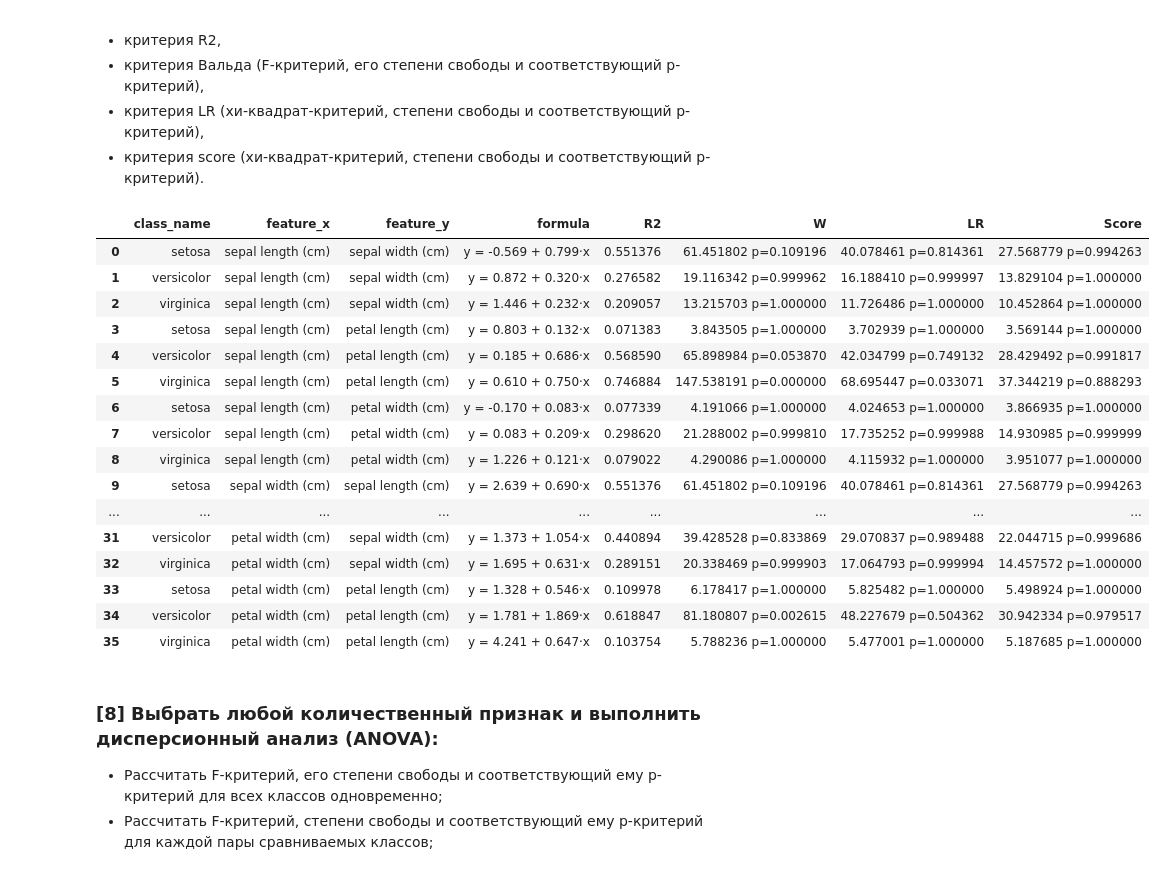
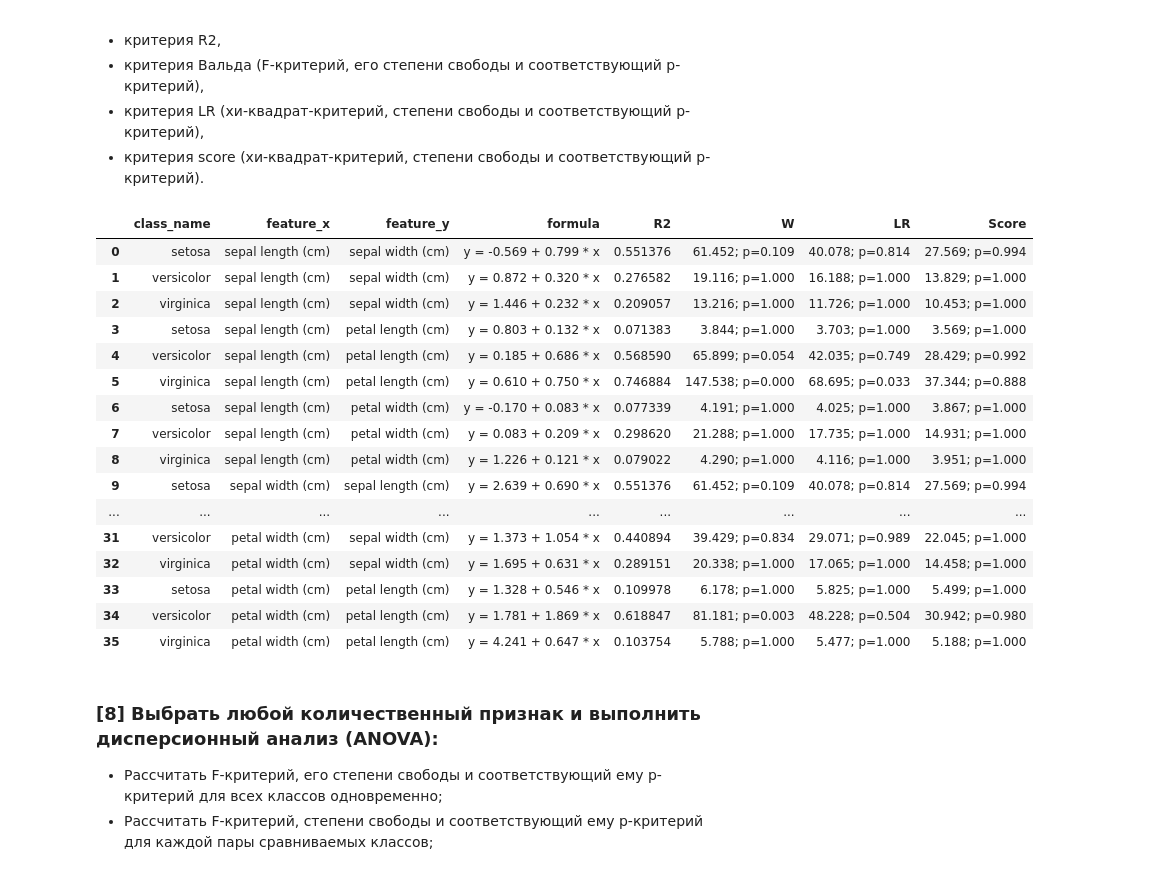
Before and after one commit to buklinfur/SDT-in-practice, a Jupyter notebook: lab1/linreg_anova_iris.ipynb, the cells around one changed output. Cells and saved outputs as stored; diff of their text form; code cells hidden in the pictures.

```diff
--- a/lab1/linreg_anova_iris.ipynb
+++ b/lab1/linreg_anova_iris.ipynb
@@ -346,7 +346,7 @@ def regression_diagnostics(x, y, linreg):
     p_val_score = stats.chi2.sf(score, n - 1)
 
     return {
-        "formula": f"y = {linreg.intercept_[0]:.3f} + {linreg.coef_[0][0]:.3f}·x",
+        "formula": f"y = {linreg.intercept_[0]:.3f} + {linreg.coef_[0][0]:.3f} * x",
         "R2": r2,
         "W": (W, p_val_W),
         "LR": (LR, p_val_LR),
@@ -355,48 +355,48 @@ def regression_diagnostics(x, y, linreg):
 # %%
 results_compact = []
 
 for i, feature_name in enumerate(iris.feature_names):
     for j, next_feature_name in enumerate(iris.feature_names):
         if i != j:
             for class_name in iris.target_names:
                 objs_sorted_by_feature = objects_by_class[class_name].sort_values(feature_name)
                 x = objs_sorted_by_feature[feature_name].to_numpy().reshape((-1, 1))
                 y = objs_sorted_by_feature[next_feature_name].to_numpy().reshape((-1, 1))
 
                 linreg = LinearRegression().fit(x, y)
                 diag = regression_diagnostics(x, y, linreg)
 
                 results_compact.append({
                     "class_name": class_name,
                     "feature_x": feature_name,
                     "feature_y": next_feature_name,
                     "formula": diag["formula"],
                     "R2": diag["R2"],
-                    "W": f'{diag["W"][0]:3f} p={diag["W"][1]:3f}',
-                    "LR": f'{diag["LR"][0]:3f} p={diag["LR"][1]:3f}',
-                    "Score": f'{diag["Score"][0]:3f} p={diag["Score"][1]:3f}'
+                    "W": f'{diag["W"][0]:.3f}; p={diag["W"][1]:.3f}',
+                    "LR": f'{diag["LR"][0]:.3f};  p={diag["LR"][1]:.3f}',
+                    "Score": f'{diag["Score"][0]:.3f}; p={diag["Score"][1]:.3f}'
                 })
 
 df_results = pd.DataFrame(results_compact)
 display(df_results)
 # %% [output]
 |  | class_name | feature_x | feature_y | formula | R2 | W | LR | Score |
-| 0 | setosa | sepal length (cm) | sepal width (cm) | y = -0.569 + 0.799·x | 0.551376 | 61.451802 p=0.109196 | 40.078461 p=0.814361 | 27.568779 p=0.994263 |
-| 1 | versicolor | sepal length (cm) | sepal width (cm) | y = 0.872 + 0.320·x | 0.276582 | 19.116342 p=0.999962 | 16.188410 p=0.999997 | 13.829104 p=1.000000 |
-| 2 | virginica | sepal length (cm) | sepal width (cm) | y = 1.446 + 0.232·x | 0.209057 | 13.215703 p=1.000000 | 11.726486 p=1.000000 | 10.452864 p=1.000000 |
-| 3 | setosa | sepal length (cm) | petal length (cm) | y = 0.803 + 0.132·x | 0.071383 | 3.843505 p=1.000000 | 3.702939 p=1.000000 | 3.569144 p=1.000000 |
-| 4 | versicolor | sepal length (cm) | petal length (cm) | y = 0.185 + 0.686·x | 0.568590 | 65.898984 p=0.053870 | 42.034799 p=0.749132 | 28.429492 p=0.991817 |
-| 5 | virginica | sepal length (cm) | petal length (cm) | y = 0.610 + 0.750·x | 0.746884 | 147.538191 p=0.000000 | 68.695447 p=0.033071 | 37.344219 p=0.888293 |
-| 6 | setosa | sepal length (cm) | petal width (cm) | y = -0.170 + 0.083·x | 0.077339 | 4.191066 p=1.000000 | 4.024653 p=1.000000 | 3.866935 p=1.000000 |
-| 7 | versicolor | sepal length (cm) | petal width (cm) | y = 0.083 + 0.209·x | 0.298620 | 21.288002 p=0.999810 | 17.735252 p=0.999988 | 14.930985 p=0.999999 |
-| 8 | virginica | sepal length (cm) | petal width (cm) | y = 1.226 + 0.121·x | 0.079022 | 4.290086 p=1.000000 | 4.115932 p=1.000000 | 3.951077 p=1.000000 |
-| 9 | setosa | sepal width (cm) | sepal length (cm) | y = 2.639 + 0.690·x | 0.551376 | 61.451802 p=0.109196 | 40.078461 p=0.814361 | 27.568779 p=0.994263 |
+| 0 | setosa | sepal length (cm) | sepal width (cm) | y = -0.569 + 0.799 * x | 0.551376 | 61.452; p=0.109 | 40.078; p=0.814 | 27.569; p=0.994 |
+| 1 | versicolor | sepal length (cm) | sepal width (cm) | y = 0.872 + 0.320 * x | 0.276582 | 19.116; p=1.000 | 16.188; p=1.000 | 13.829; p=1.000 |
+| 2 | virginica | sepal length (cm) | sepal width (cm) | y = 1.446 + 0.232 * x | 0.209057 | 13.216; p=1.000 | 11.726; p=1.000 | 10.453; p=1.000 |
+| 3 | setosa | sepal length (cm) | petal length (cm) | y = 0.803 + 0.132 * x | 0.071383 | 3.844; p=1.000 | 3.703; p=1.000 | 3.569; p=1.000 |
+| 4 | versicolor | sepal length (cm) | petal length (cm) | y = 0.185 + 0.686 * x | 0.568590 | 65.899; p=0.054 | 42.035; p=0.749 | 28.429; p=0.992 |
+| 5 | virginica | sepal length (cm) | petal length (cm) | y = 0.610 + 0.750 * x | 0.746884 | 147.538; p=0.000 | 68.695; p=0.033 | 37.344; p=0.888 |
+| 6 | setosa | sepal length (cm) | petal width (cm) | y = -0.170 + 0.083 * x | 0.077339 | 4.191; p=1.000 | 4.025; p=1.000 | 3.867; p=1.000 |
+| 7 | versicolor | sepal length (cm) | petal width (cm) | y = 0.083 + 0.209 * x | 0.298620 | 21.288; p=1.000 | 17.735; p=1.000 | 14.931; p=1.000 |
+| 8 | virginica | sepal length (cm) | petal width (cm) | y = 1.226 + 0.121 * x | 0.079022 | 4.290; p=1.000 | 4.116; p=1.000 | 3.951; p=1.000 |
+| 9 | setosa | sepal width (cm) | sepal length (cm) | y = 2.639 + 0.690 * x | 0.551376 | 61.452; p=0.109 | 40.078; p=0.814 | 27.569; p=0.994 |
 | ... | ... | ... | ... | ... | ... | ... | ... | ... |
-| 31 | versicolor | petal width (cm) | sepal width (cm) | y = 1.373 + 1.054·x | 0.440894 | 39.428528 p=0.833869 | 29.070837 p=0.989488 | 22.044715 p=0.999686 |
-| 32 | virginica | petal width (cm) | sepal width (cm) | y = 1.695 + 0.631·x | 0.289151 | 20.338469 p=0.999903 | 17.064793 p=0.999994 | 14.457572 p=1.000000 |
-| 33 | setosa | petal width (cm) | petal length (cm) | y = 1.328 + 0.546·x | 0.109978 | 6.178417 p=1.000000 | 5.825482 p=1.000000 | 5.498924 p=1.000000 |
-| 34 | versicolor | petal width (cm) | petal length (cm) | y = 1.781 + 1.869·x | 0.618847 | 81.180807 p=0.002615 | 48.227679 p=0.504362 | 30.942334 p=0.979517 |
-| 35 | virginica | petal width (cm) | petal length (cm) | y = 4.241 + 0.647·x | 0.103754 | 5.788236 p=1.000000 | 5.477001 p=1.000000 | 5.187685 p=1.000000 |
+| 31 | versicolor | petal width (cm) | sepal width (cm) | y = 1.373 + 1.054 * x | 0.440894 | 39.429; p=0.834 | 29.071; p=0.989 | 22.045; p=1.000 |
+| 32 | virginica | petal width (cm) | sepal width (cm) | y = 1.695 + 0.631 * x | 0.289151 | 20.338; p=1.000 | 17.065; p=1.000 | 14.458; p=1.000 |
+| 33 | setosa | petal width (cm) | petal length (cm) | y = 1.328 + 0.546 * x | 0.109978 | 6.178; p=1.000 | 5.825; p=1.000 | 5.499; p=1.000 |
+| 34 | versicolor | petal width (cm) | petal length (cm) | y = 1.781 + 1.869 * x | 0.618847 | 81.181; p=0.003 | 48.228; p=0.504 | 30.942; p=0.980 |
+| 35 | virginica | petal width (cm) | petal length (cm) | y = 4.241 + 0.647 * x | 0.103754 | 5.788; p=1.000 | 5.477; p=1.000 | 5.188; p=1.000 |
 # %% [markdown]
 ### [8] Выбрать любой количественный признак и выполнить дисперсионный анализ (ANOVA):
 - Рассчитать F-критерий, его степени свободы и соответствующий ему p-критерий для всех классов одновременно;
```
Also changed, not shown: parts of 1 cell of this notebook.
